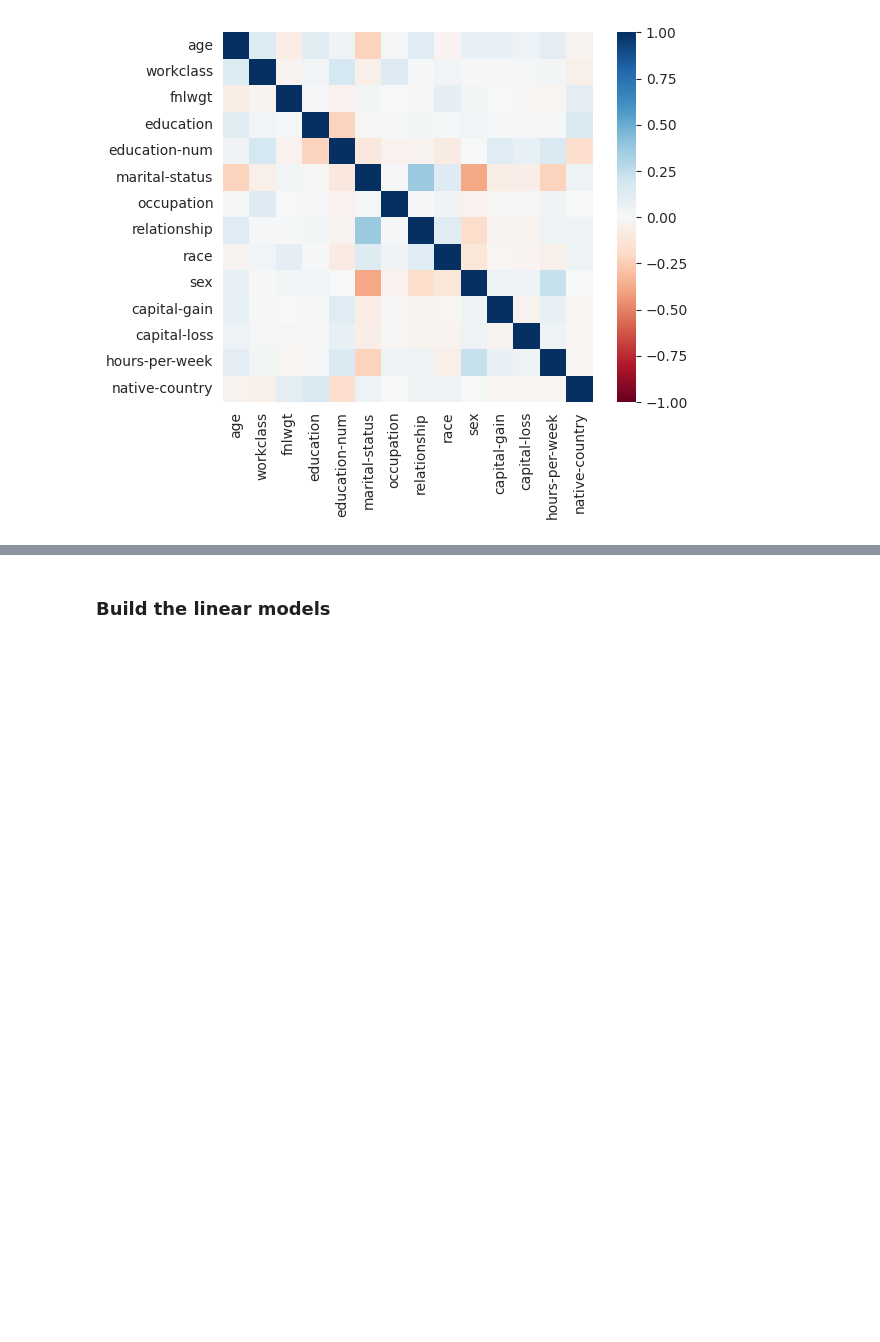
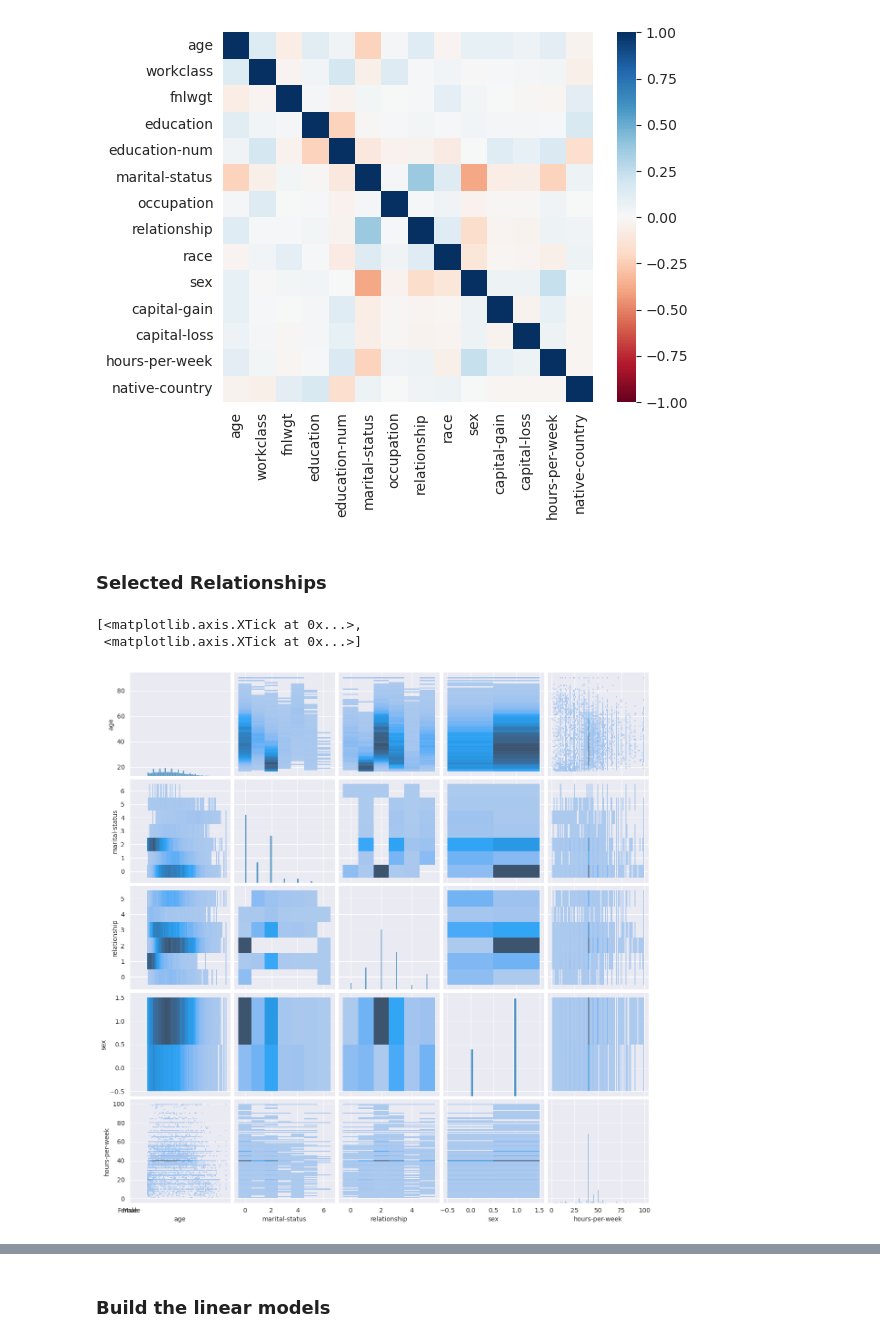
Before and after one commit to sen-uni-kn/probspecs, a Jupyter notebook: experiments/group_fairness_tabular/adult_population_models.ipynb, the cells around one changed output, grey strips where cells are left out. Drawn from its saved outputs; the diff is of its cells as text; code cells hidden in the pictures; blank space fills up the shorter version.

```diff
--- a/experiments/group_fairness_tabular/adult_population_models.ipynb
+++ b/experiments/group_fairness_tabular/adult_population_models.ipynb
@@ -56,3 +129,18 @@ sns.heatmap(
 # %% [output]
 <Axes: >
 [figure]
+# %% [markdown]
+### Selected Relationships
+# %%
+%%capture --no-stdout --no-display
+g = sns.pairplot(
+    data_df,
+    vars=("age", "marital-status", "relationship", "sex", "hours-per-week"),
+    kind="hist",
+    plot_kws={"bins": 25, "discrete": True},
+)
+g.axes[3][0].set_xticks([0, 1], ("Female", "Male"))
+# %% [output]
+[<matplotlib.axis.XTick at 0x...>,
+ <matplotlib.axis.XTick at 0x...>]
+[figure, added]
```
Also changed, not shown: parts of 10 cells of this notebook.
